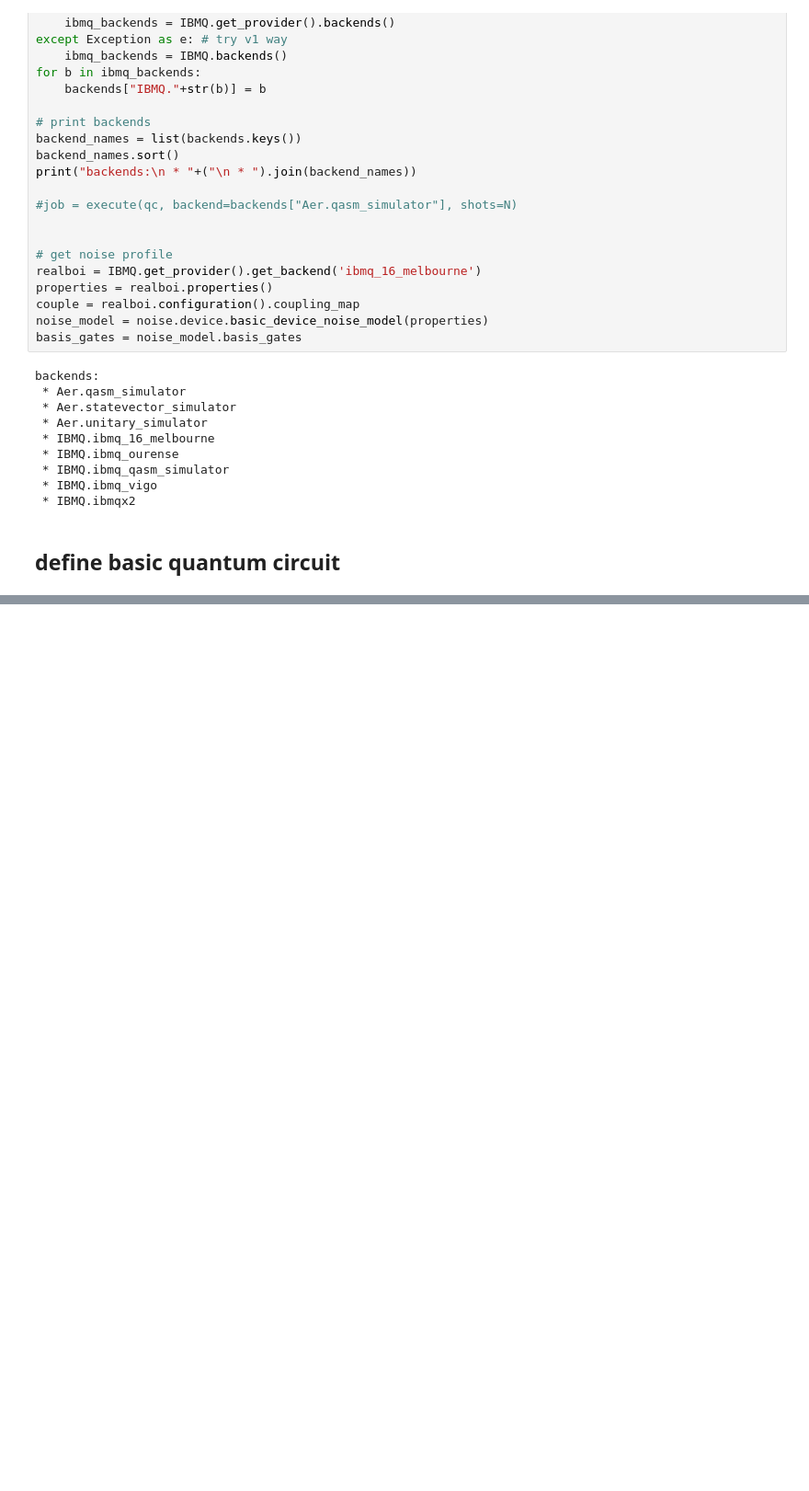
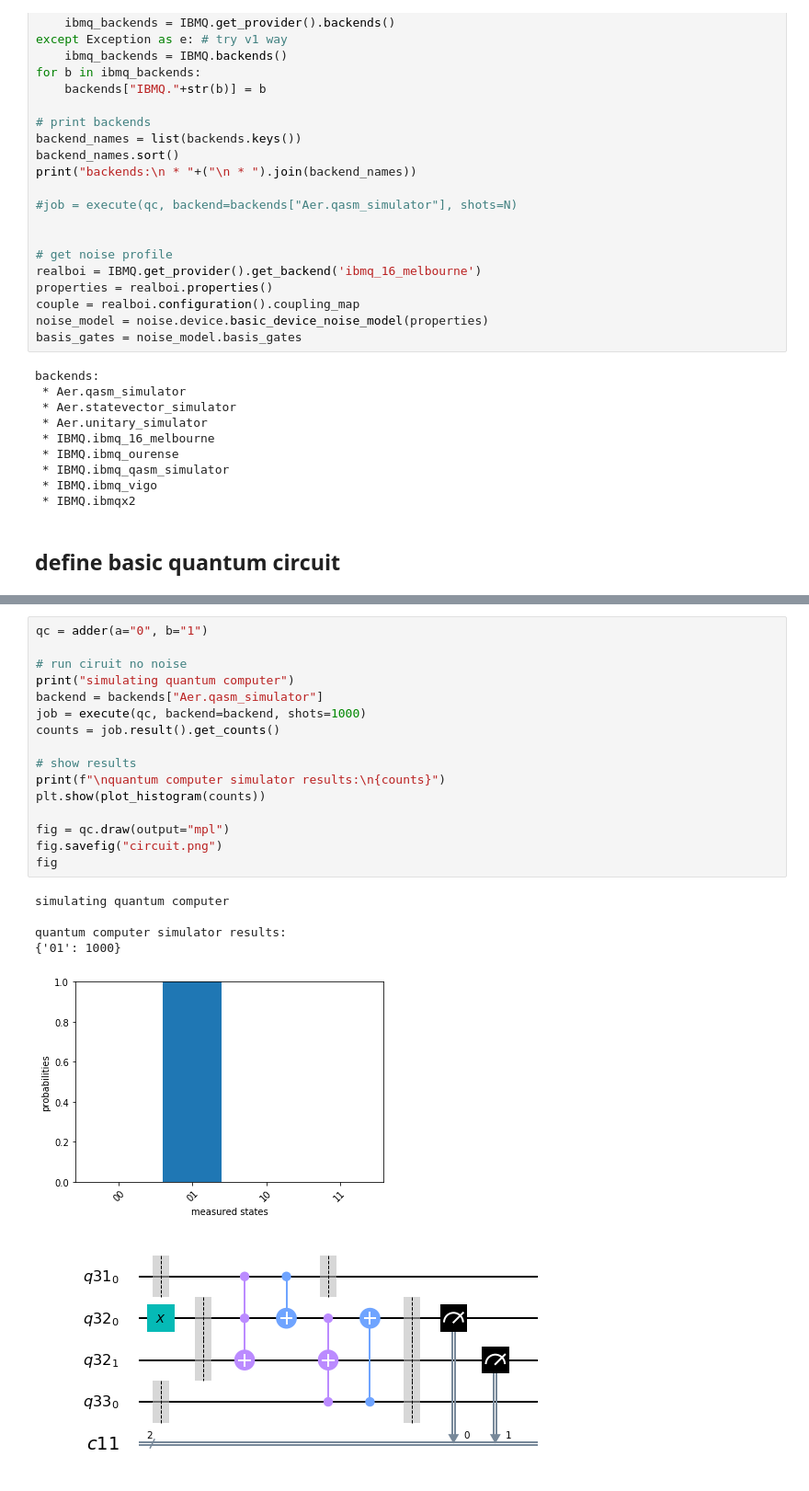
Before and after one commit to pocket-98/quantum-unsupremacy, a Jupyter notebook: quantum_adder/quantum.ipynb, the cells around one changed output, grey strips where cells are left out. Shown: that part at 92% size. Cells and saved outputs as stored; diff of their text form; blank space fills up the shorter version.

```diff
--- a/quantum_adder/quantum.ipynb
+++ b/quantum_adder/quantum.ipynb
@@ -155,0 +255,23 @@ quantum computer simulator results:
+# %%
+qc = adder(a="0", b="1")
+
+# run ciruit no noise
+print("simulating quantum computer")
+backend = backends["Aer.qasm_simulator"]
+job = execute(qc, backend=backend, shots=1000)
+counts = job.result().get_counts()
+
+# show results
+print(f"\nquantum computer simulator results:\n{counts}")
+plt.show(plot_histogram(counts))
+
+fig = qc.draw(output="mpl")
+fig.savefig("circuit.png")
+fig
+# %% [output]
+simulating quantum computer
+
+quantum computer simulator results:
+{'01': 1000}
+[figure, added]
+[figure, added]
```
Also changed, not shown: parts of 6 cells of this notebook.
